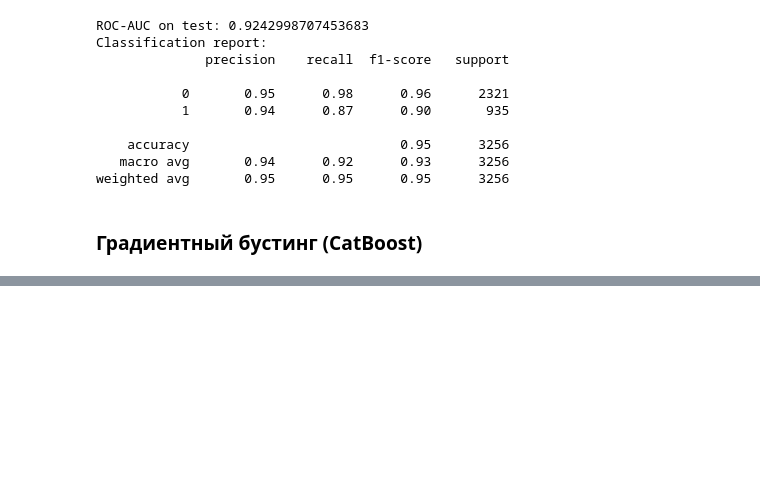
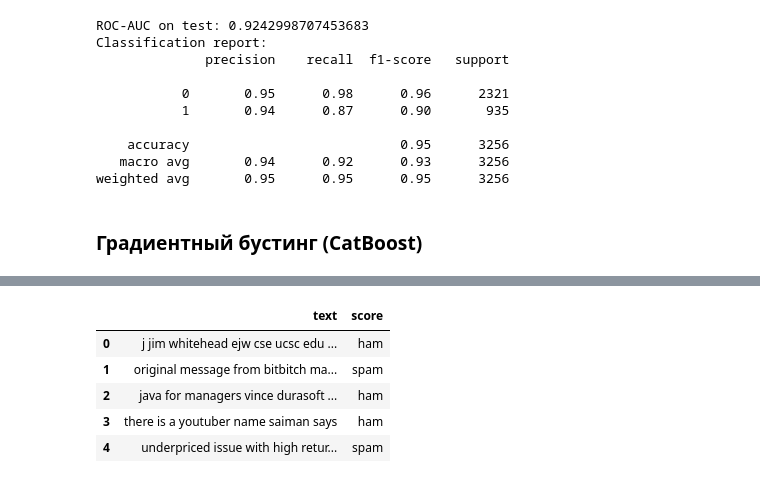
Before and after one commit to kudrmax/spam-recognition, a Jupyter notebook: main.ipynb, the cells around one changed output, grey strips where cells are left out. Drawn from its saved outputs; the diff is of its cells as text; code cells hidden in the pictures; blank space fills up the shorter version.

```diff
--- a/main.ipynb
+++ b/main.ipynb
@@ -319,0 +352,12 @@ weighted avg       0.92      0.91      0.91      3256
+# %%
+result.loc[result['score'] == 1, 'score'] = 'spam'
+result.loc[result['score'] == 0, 'score'] = 'ham'
+result['score'] = result['score'].astype(str)
+result.head()
+# %% [output]
+|  | text | score |
+| 0 | j jim whitehead ejw cse ucsc edu ... | ham |
+| 1 | original message from bitbitch ma... | spam |
+| 2 | java for managers vince durasoft ... | ham |
+| 3 | there is a youtuber name saiman says | ham |
+| 4 | underpriced issue with high retur... | spam |
```
Also changed, not shown: parts of 17 cells of this notebook, 2 other files.
